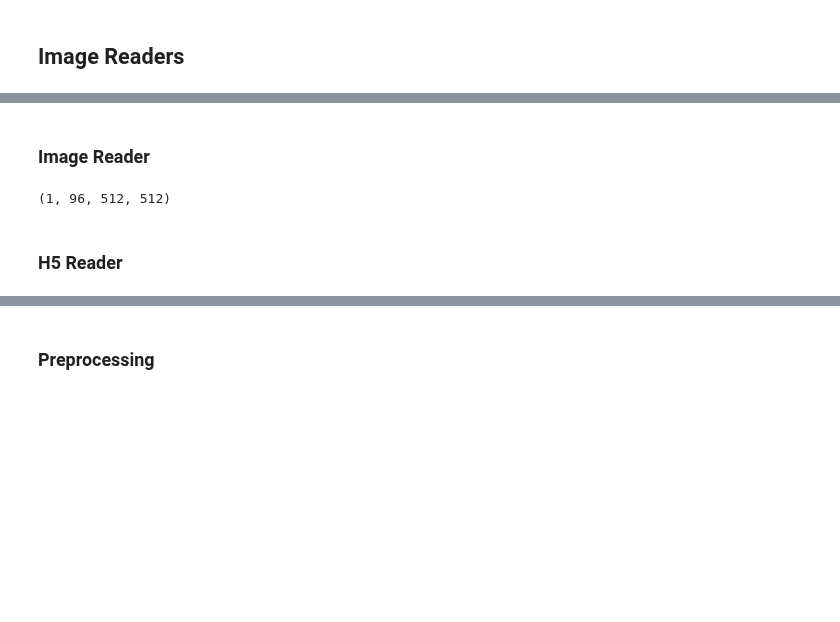
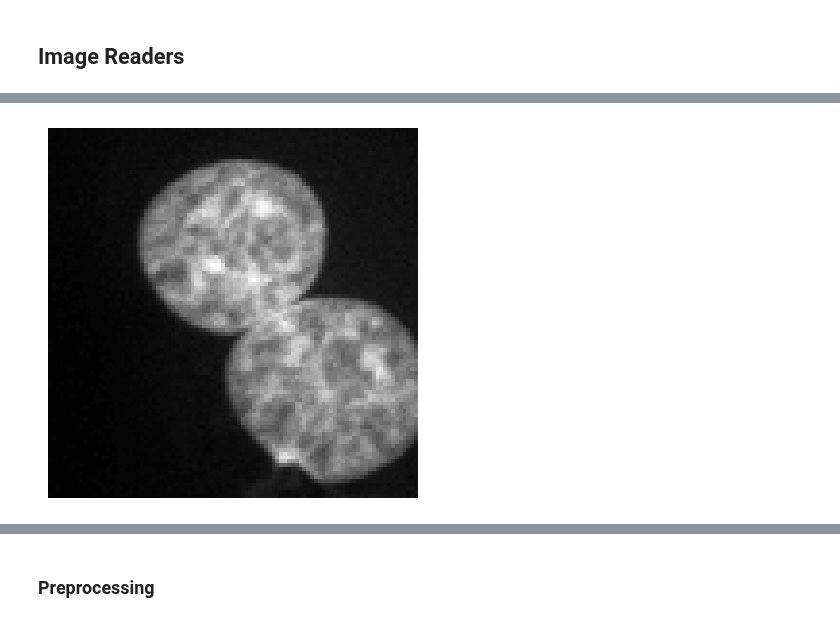
Before and after one commit to bmandracchia/bioMONAI, a Jupyter notebook: nbs/02_io.ipynb, the cells around one changed output, grey strips where cells are left out. Drawn from its saved outputs; the diff is of its cells as text; code cells hidden in the pictures; blank space fills up the shorter version.

Commit message:
hdf5 reader updated

```diff
--- a/nbs/02_io.ipynb
+++ b/nbs/02_io.ipynb
@@ -155,2 +130,0 @@ f.shape
-# %% [markdown]
-### Image Reader
@@ -201,8 +130,0 @@ def _image_reader(path, # The file path to the image
-# %%
-file_path = 'data_examples/example_tiff.tiff'
-test_img, _ = _image_reader(file_path)
-test_img.shape
-# %% [output]
-(1, 96, 512, 512)
-# %% [markdown]
-### H5 Reader
@@ -238,0 +131,10 @@ def h5_reader(path, # The path to the HDF5 file to be read
+# %%
+from bioMONAI.visualize import plot_image
+file_path = '/home/biagio/Code/Noise2Model/_data/HDF5_confocal_s96_o08/noise_gen/test/0600_19.hdf5'
+dataset_name='clean'
+patch_num=1
+
+im , _ = hdf5_reader(file_path, dataset=dataset_name, patch=patch_num, ext='.hdf5')
+plot_image(im[0])
+# %% [output]
+[figure, added]
```
Also changed, not shown: parts of 21 cells of this notebook, 19 other files.
